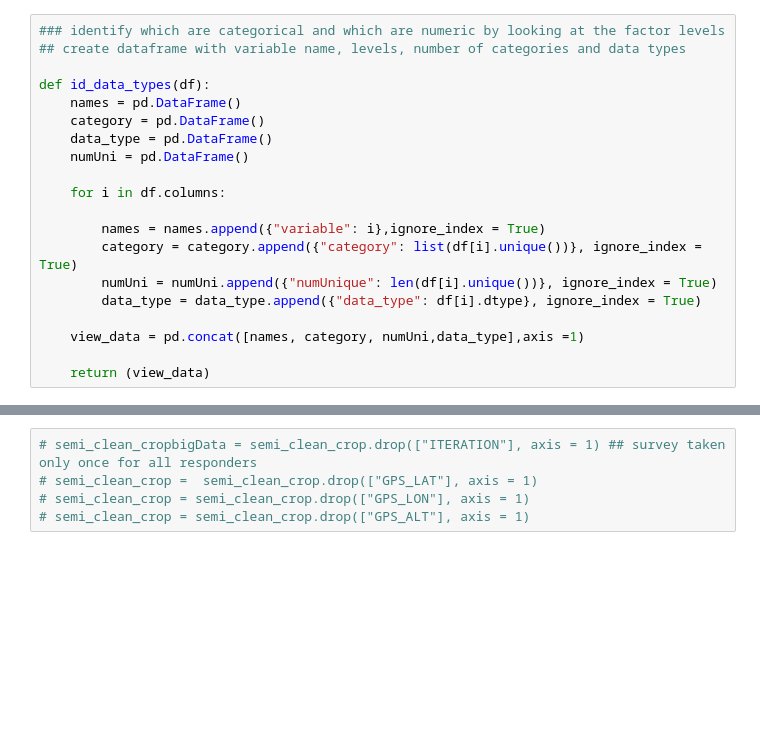
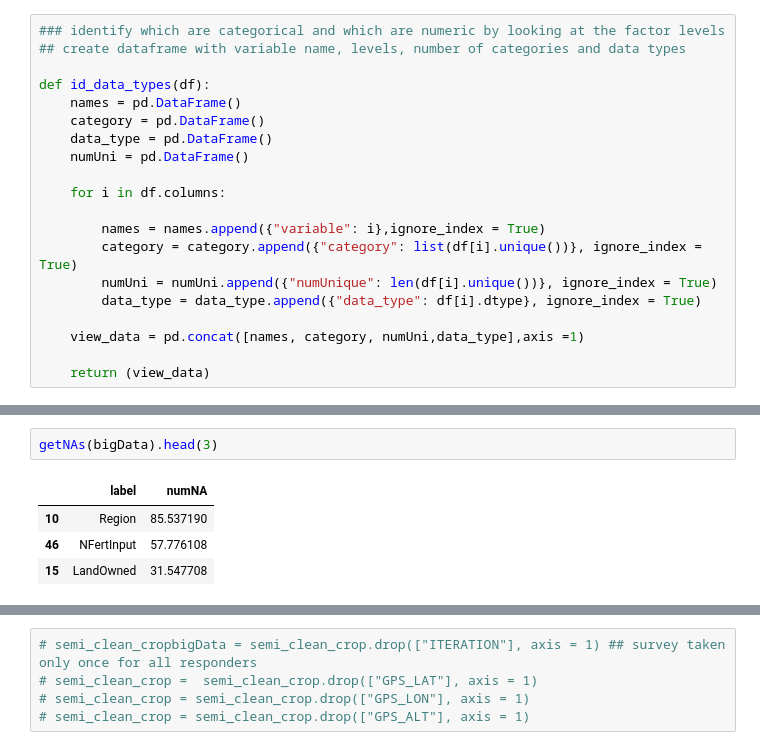
Before and after one commit to laporpe/STA_208, a Jupyter notebook: more_data_cleaning.ipynb, the cells around one changed output, grey strips where cells are left out. Cells and saved outputs as stored; diff of their text form; blank space fills up the shorter version.

```diff
--- a/more_data_cleaning.ipynb
+++ b/more_data_cleaning.ipynb
@@ -86 +90,8 @@ bigData
+# %%
+getNAs(bigData).head(3)
+# %% [output]
+|  | label | numNA |
+| 10 | Region | 85.537190 |
+| 46 | NFertInput | 57.776108 |
+| 15 | LandOwned | 31.547708 |
 # %%
```
Also changed, not shown: parts of 8 cells of this notebook.
